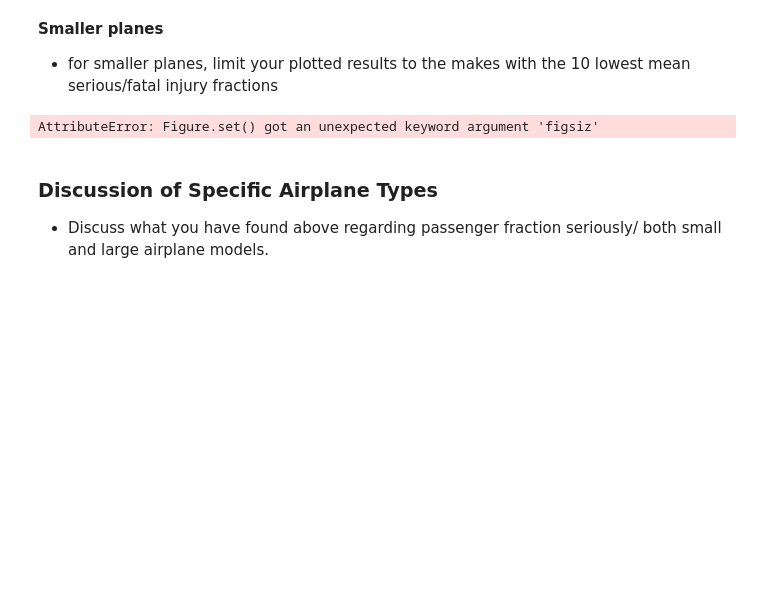
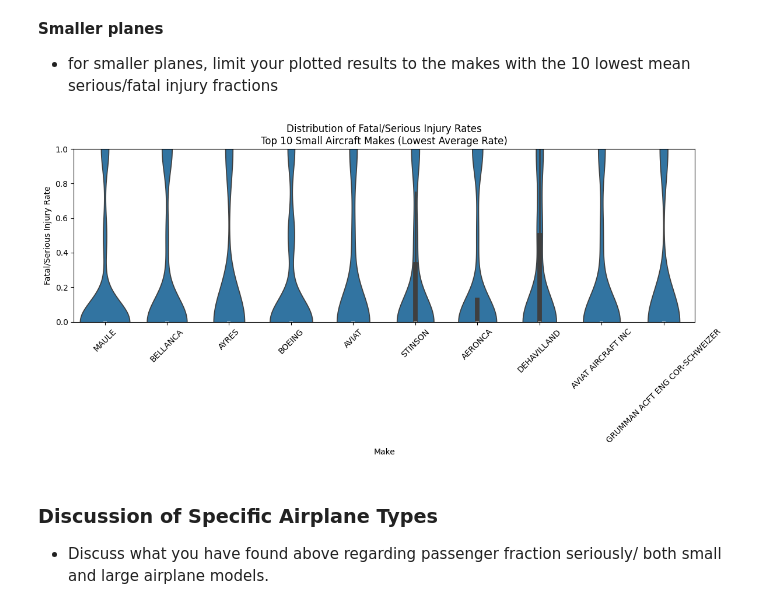
Before and after one commit to Lexie-D/dsc-course0-m8-lab, a Jupyter notebook: Aviation_Accidents_Data_Analysis.ipynb, the cells around one changed output. Saved outputs shown, nothing was run; the diff lists cells and outputs as text; code cells hidden in the pictures; blank space fills up the shorter version.

```diff
--- a/Aviation_Accidents_Data_Analysis.ipynb
+++ b/Aviation_Accidents_Data_Analysis.ipynb
@@ -349,26 +349,27 @@ plt.show()
 # %%
 #change to 10
 valid_small_makes=s_planes['Make'].value_counts()
 valid_small_makes=valid_small_makes[valid_small_makes >= 10].index
 filtered_small=s_planes[s_planes['Make'].isin(valid_small_makes)].copy()
 
 lowest_small_injury_makes=(filtered_small.groupby("Make")["Fatal.Serious.Injury.Rate"].mean().sort_values().head(10).index)
 #filter so only 10 now
-filtered_small_lowest10=filtered_small[filtered_small["Make"].isin(lowest_small_injury_makes)].copy()
+#filtered_small_lowest10=filtered_small[filtered_small["Make"].isin(lowest_small_injury_makes)].copy()
+filtered_small_lowest10=filtered_small_lowest10.reset_index(drop=True).copy()
 
 #plot the graph
-plt.figure(figsiz=(12, 6))
+plt.figure(figsize=(12, 6))
 sns.violinplot(data=filtered_small_lowest10, x="Make", y="Fatal.Serious.Injury.Rate", inner="box")
 
 plt.title("Distribution of Fatal/Serious Injury Rates\nTop 10 Small Aircraft Makes (Lowest Average Rate)")
 plt.xlabel("Make")
 plt.ylabel("Fatal/Serious Injury Rate")
 plt.xticks(rotation=45)
 plt.ylim(0, 1)
 plt.tight_layout()
 plt.show()
 # %% [output]
-AttributeError: Figure.set() got an unexpected keyword argument 'figsiz'
+[figure, added]
 # %% [markdown]
 ### Discussion of Specific Airplane Types
 - Discuss what you have found above regarding passenger fraction seriously/ both small and large airplane models.
```
Also changed, not shown: parts of 1 cell of this notebook.
